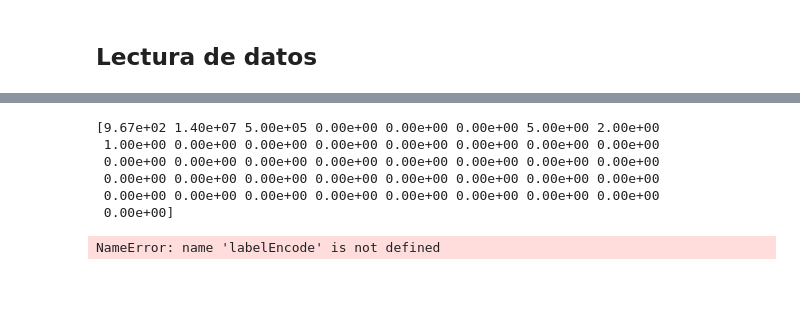
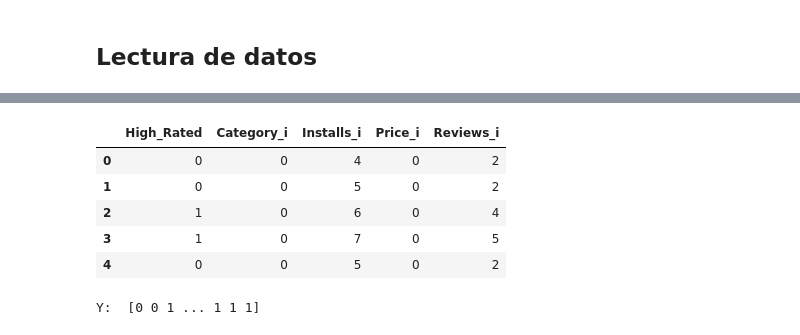
Before and after one commit to Filinouns/AAMD, a Jupyter notebook: PF/Finalisima.ipynb, the cells around one changed output, grey strips where cells are left out. Saved outputs shown, nothing was run; the diff lists cells and outputs as text; code cells hidden in the pictures; blank space fills up the shorter version.

```diff
--- a/PF/Finalisima.ipynb
+++ b/PF/Finalisima.ipynb
@@ -412,10 +275,20 @@ def RegresionLogistica(data):
-# %%
-RegresionLogistica(d)
-# %% [output]
-[9.67e+02 1.40e+07 5.00e+05 0.00e+00 0.00e+00 0.00e+00 5.00e+00 2.00e+00
- 1.00e+00 0.00e+00 0.00e+00 0.00e+00 0.00e+00 0.00e+00 0.00e+00 0.00e+00
- 0.00e+00 0.00e+00 0.00e+00 0.00e+00 0.00e+00 0.00e+00 0.00e+00 0.00e+00
- 0.00e+00 0.00e+00 0.00e+00 0.00e+00 0.00e+00 0.00e+00 0.00e+00 0.00e+00
- 0.00e+00 0.00e+00 0.00e+00 0.00e+00 0.00e+00 0.00e+00 0.00e+00 0.00e+00
- 0.00e+00]
-NameError: name 'labelEncode' is not defined
+# %%
+d.drop(labels = ['Category', 'Reviews', 'Size', 'Installs', 'Price'], axis = 1, inplace = True)
+
+d.head()
+# %% [output]
+|  | High_Rated | Category_i | Installs_i | Price_i | Reviews_i |
+| 0 | 0 | 0 | 4 | 0 | 2 |
+| 1 | 0 | 0 | 5 | 0 | 2 |
+| 2 | 1 | 0 | 6 | 0 | 4 |
+| 3 | 1 | 0 | 7 | 0 | 5 |
+| 4 | 0 | 0 | 5 | 0 | 2 |
+# %%
+labelEncode = preprocessing.LabelEncoder()
+
+#YArr = d['High_Rated'].array
+YArr = labelEncode.fit_transform(dataRate.values.ravel())
+
+print("Y: ", YArr)
+# %% [output]
+Y:  [0 0 1 ... 1 1 1]
```
Also changed, not shown: parts of 13 cells of this notebook.
